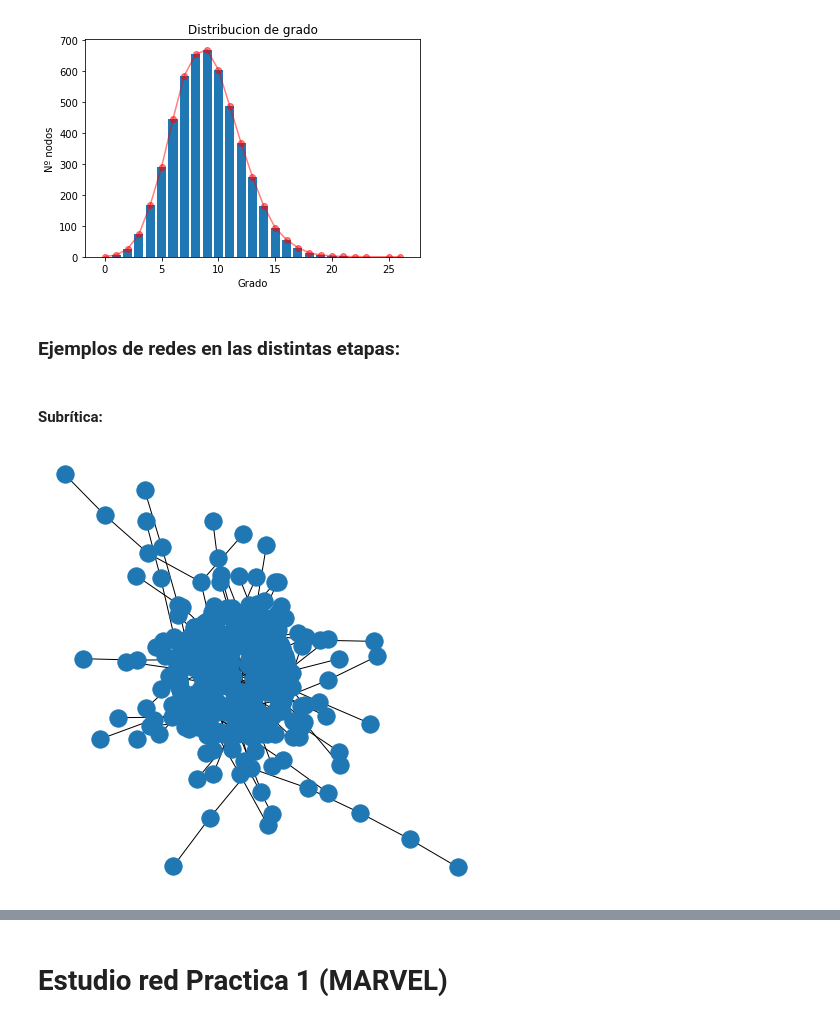
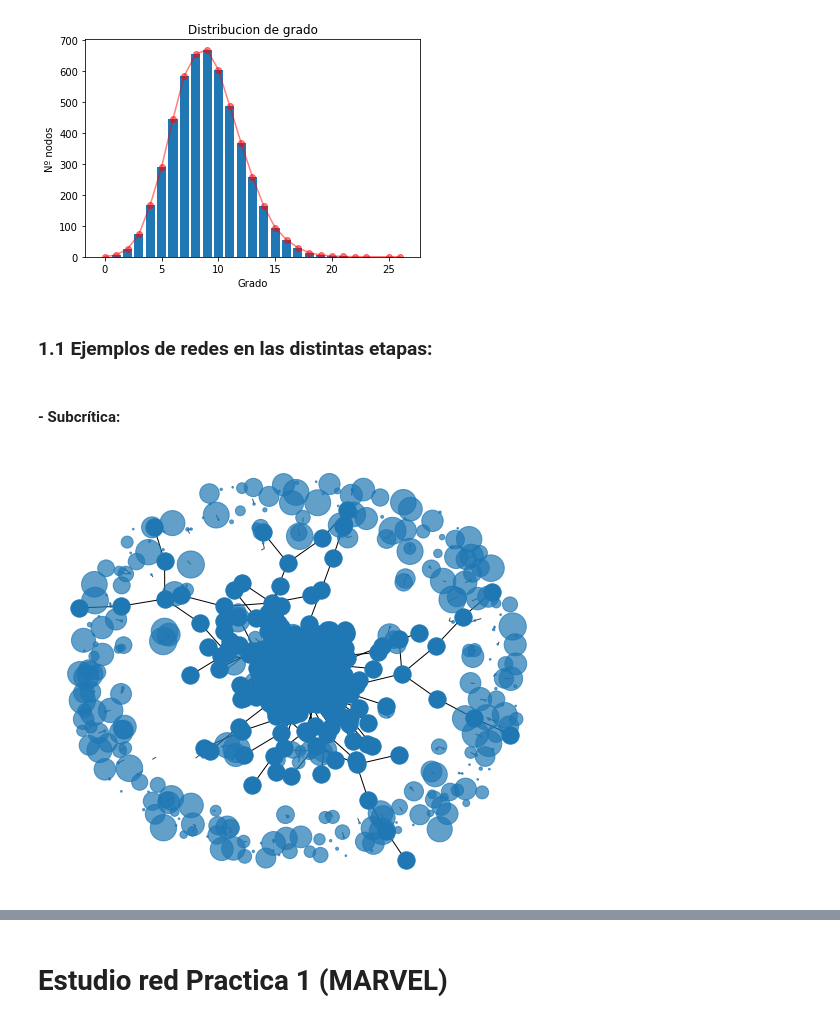
Before and after one commit to pablodll/Social-Network-Analisys, a Jupyter notebook: Practica 2/Practica 2 notebook.ipynb, the cells around one changed output, grey strips where cells are left out. Saved outputs shown, nothing was run; the diff lists cells and outputs as text; code cells hidden in the pictures.

Commit message:
Redes de muestra con tamaño de nodos

```diff
--- a/Practica 2/Practica 2 notebook.ipynb
+++ b/Practica 2/Practica 2 notebook.ipynb
@@ -188,16 +192,16 @@ Medidas REALES
 Ncc:  2.0
 [figure]
 # %% [markdown]
-### Ejemplos de redes en las distintas etapas:
+### 1.1 Ejemplos de redes en las distintas etapas:
 # %% [markdown]
-#### Subrítica:
+#### - Subcrítica:
 # %%
-
 N = 500
 p = 0.0015
 
 red_ER_n500_subcritic = nx.gnp_random_graph(N, p)
-plt.figure(figsize=(6,6))
-nx.draw_kamada_kawai(red_ER_n500_subcritic)
+plt.figure(figsize=(7,6))
+nx.draw_networkx(red_ER_n500_subcritic, node_size=np.multiply(nx.degree(red_ER_n500_subcritic), 3),alpha = 0.7, with_labels=False, pos=nx.draw_kamada_kawai(red_ER_n500_subcritic))
+nx.write_gexf(red_ER_n500_subcritic, './ER_n500_subcritic.gexf')
 # %% [output]
-[figure, old version]
+[figure, new version]
```
Also changed, not shown: parts of 27 cells of this notebook.
